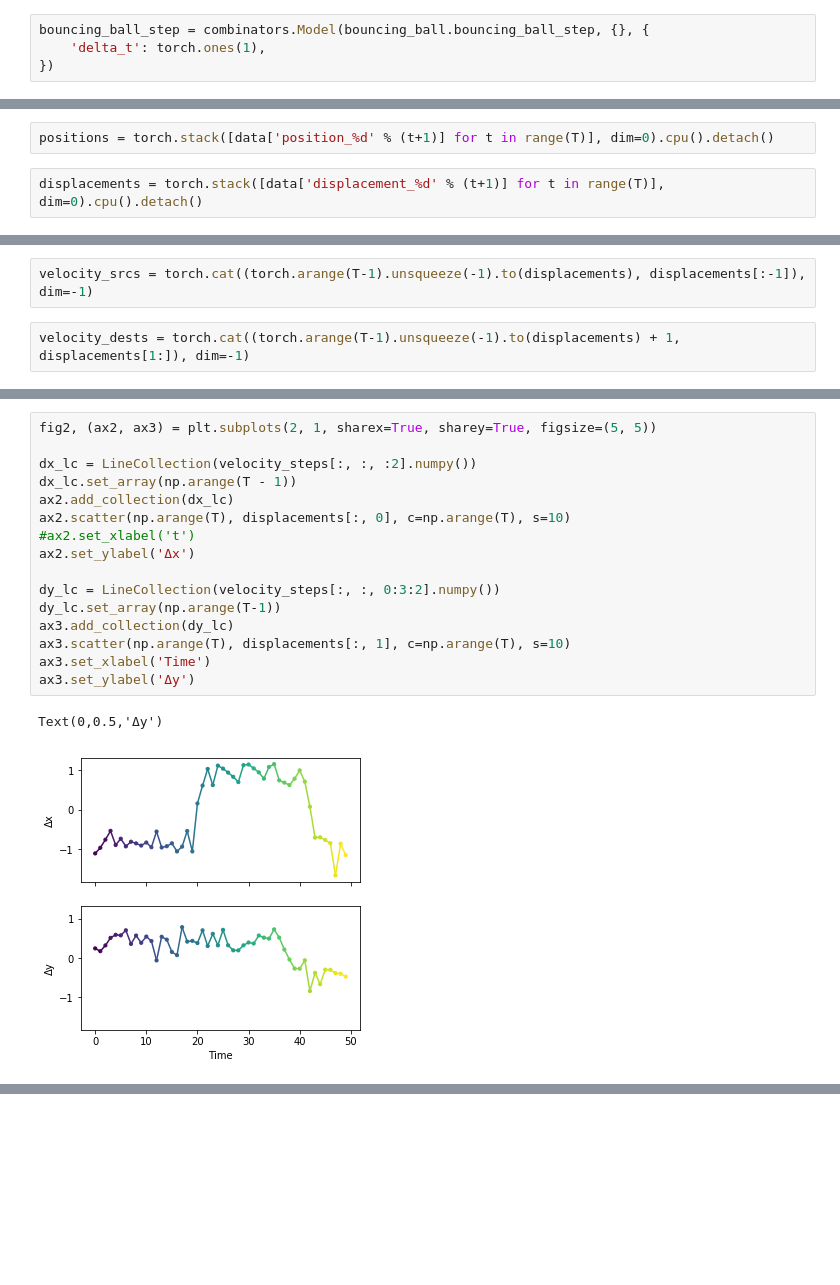
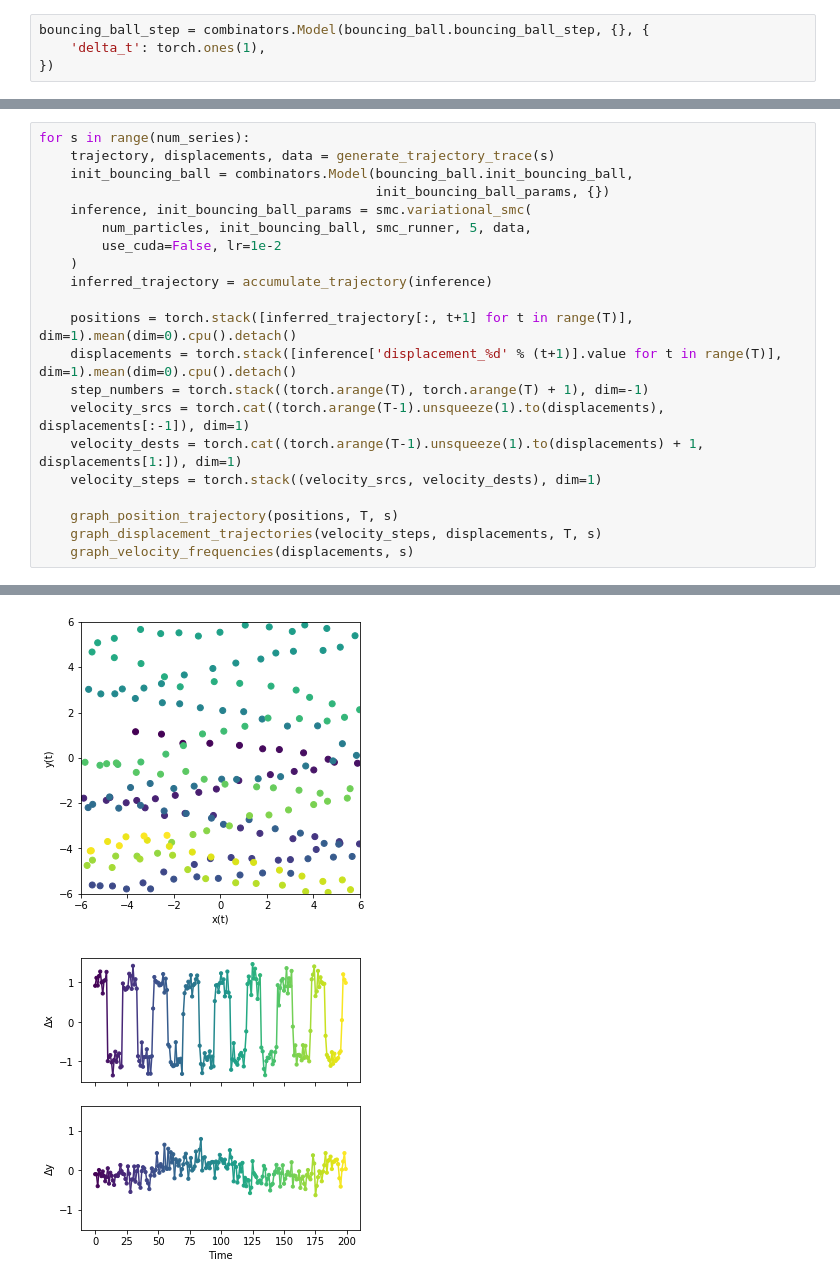
Before and after one commit to probtorch/combinators, a Jupyter notebook: bouncing_ball.ipynb, the cells around one changed output, grey strips where cells are left out. Saved outputs shown, nothing was run; the diff lists cells and outputs as text; blank space fills up the shorter version.

Commit message:
bouncing_ball.ipynb: generate and perform inference for multiple timeseries
Signed-off-by: Eli Sennesh <e.sennesh@northeastern.edu>

```diff
--- a/bouncing_ball.ipynb
+++ b/bouncing_ball.ipynb
@@ -196,4 +158,0 @@ plt.savefig('velocity_frequencies.pdf')
-# %%
-positions = torch.stack([data['position_%d' % (t+1)] for t in range(T)], dim=0).cpu().detach()
-# %%
-displacements = torch.stack([data['displacement_%d' % (t+1)] for t in range(T)], dim=0).cpu().detach()
@@ -202,4 +158,0 @@ step_numbers = torch.stack((torch.arange(T), torch.arange(T) + 1), dim=-1)
-# %%
-velocity_srcs = torch.cat((torch.arange(T-1).unsqueeze(-1).to(displacements), displacements[:-1]), dim=-1)
-# %%
-velocity_dests = torch.cat((torch.arange(T-1).unsqueeze(-1).to(displacements) + 1, displacements[1:]), dim=-1)
@@ -228,19 +159,22 @@ Text(0.5,0,'Y position')
-# %%
-fig2, (ax2, ax3) = plt.subplots(2, 1, sharex=True, sharey=True, figsize=(5, 5))
-
-dx_lc = LineCollection(velocity_steps[:, :, :2].numpy())
-dx_lc.set_array(np.arange(T - 1))
-ax2.add_collection(dx_lc)
-ax2.scatter(np.arange(T), displacements[:, 0], c=np.arange(T), s=10)
-#ax2.set_xlabel('t')
-ax2.set_ylabel('Δx')
-
-dy_lc = LineCollection(velocity_steps[:, :, 0:3:2].numpy())
-dy_lc.set_array(np.arange(T-1))
-ax3.add_collection(dy_lc)
-ax3.scatter(np.arange(T), displacements[:, 1], c=np.arange(T), s=10)
-ax3.set_xlabel('Time')
-ax3.set_ylabel('Δy')
-# %% [output]
-Text(0,0.5,'Δy')
-[figure, removed]
+# %%
+for s in range(num_series):
+    trajectory, displacements, data = generate_trajectory_trace(s)
+    init_bouncing_ball = combinators.Model(bouncing_ball.init_bouncing_ball,
+                                           init_bouncing_ball_params, {})
+    inference, init_bouncing_ball_params = smc.variational_smc(
+        num_particles, init_bouncing_ball, smc_runner, 5, data,
+        use_cuda=False, lr=1e-2
+    )
+    inferred_trajectory = accumulate_trajectory(inference)
+
+    positions = torch.stack([inferred_trajectory[:, t+1] for t in range(T)], dim=1).mean(dim=0).cpu().detach()
+    displacements = torch.stack([inference['displacement_%d' % (t+1)].value for t in range(T)], dim=1).mean(dim=0).cpu().detach()
+    step_numbers = torch.stack((torch.arange(T), torch.arange(T) + 1), dim=-1)
+    velocity_srcs = torch.cat((torch.arange(T-1).unsqueeze(1).to(displacements), displacements[:-1]), dim=1)
+    velocity_dests = torch.cat((torch.arange(T-1).unsqueeze(1).to(displacements) + 1, displacements[1:]), dim=1)
+    velocity_steps = torch.stack((velocity_srcs, velocity_dests), dim=1)
+
+    graph_position_trajectory(positions, T, s)
+    graph_displacement_trajectories(velocity_steps, displacements, T, s)
+    graph_velocity_frequencies(displacements, s)
+# %% [output]
@@ -246,0 +191,2 @@ Text(0,0.5,'Δy')
+[figure, added]
+[figure, added]
```
Also changed, not shown: parts of 25 cells of this notebook.
